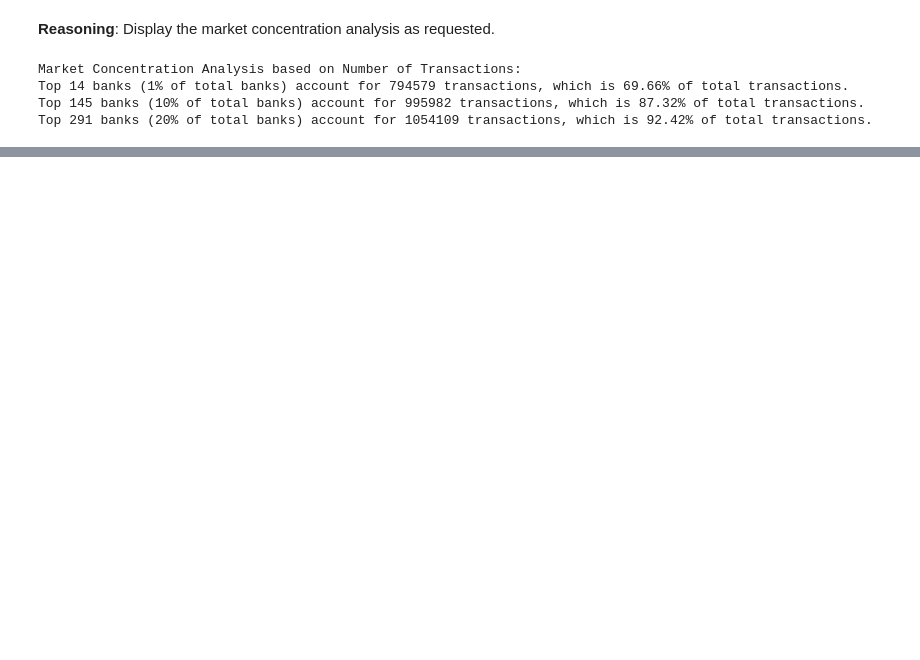
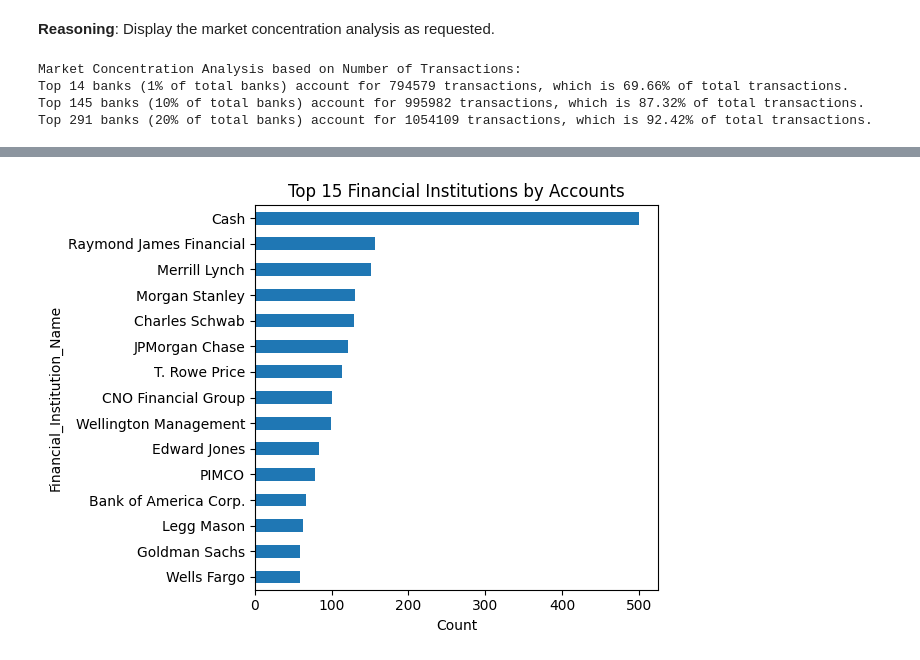
Before and after one commit to thomas-sutter/ai-aml-mvp2value, a Jupyter notebook: 1_exploratory_data_analysis.ipynb, the cells around one changed output, grey strips where cells are left out. Saved outputs shown, nothing was run; the diff lists cells and outputs as text; code cells hidden in the pictures; blank space fills up the shorter version.

```diff
--- a/1_exploratory_data_analysis.ipynb
+++ b/1_exploratory_data_analysis.ipynb
@@ -716,0 +1011,9 @@ Top 1% share: 72.581% | Top 10% share: 87.369%
+# %%
+plt.figure()
+fi_counts.head(15).iloc[::-1].plot(kind="barh")
+plt.title("Top 15 Financial Institutions by Accounts")
+plt.xlabel("Count")
+plt.tight_layout()
+plt.show()
+# %% [output]
+[figure, added]
```
Also changed, not shown: parts of 82 cells of this notebook.
